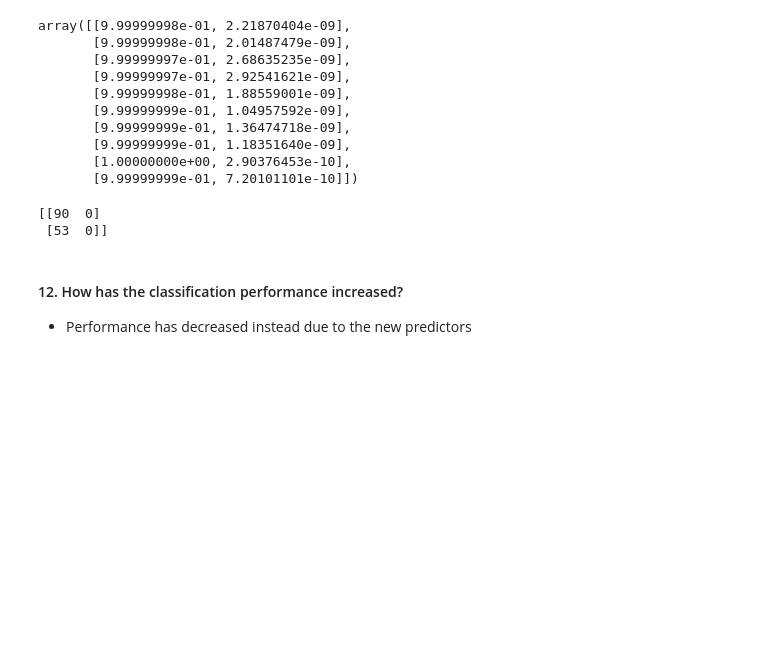
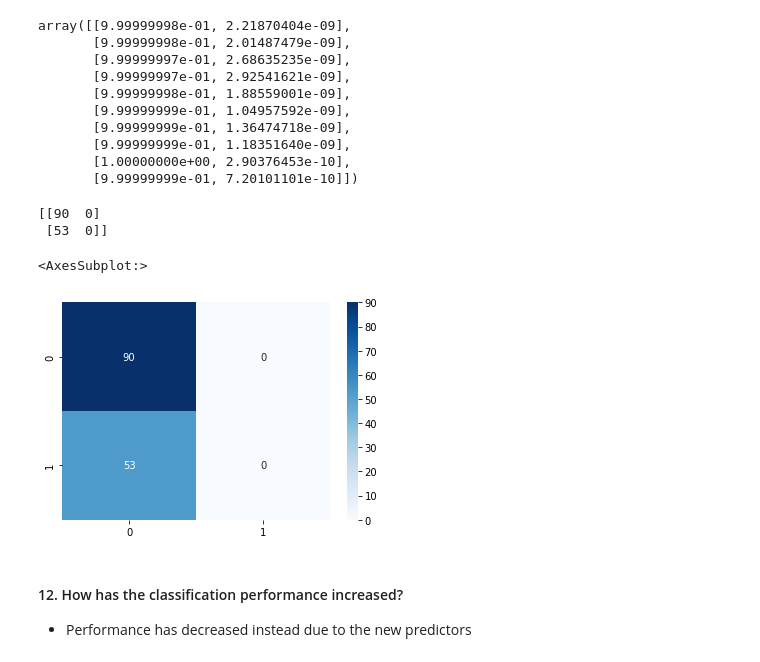
Before and after one commit to ediziks/EPITA-DSA-Notes, a Jupyter notebook: FoundationsOfStatisticalAnalysisAndMachineLearning[FSAML]/class6/Assgn 5-6/ML_course05-06_practice.ipynb, the cells around one changed output. Cells and saved outputs as stored; diff of their text form; code cells hidden in the pictures; blank space fills up the shorter version.

```diff
--- a/FoundationsOfStatisticalAnalysisAndMachineLearning[FSAML]/class6/Assgn 5-6/ML_course05-06_practice.ipynb
+++ b/FoundationsOfStatisticalAnalysisAndMachineLearning[FSAML]/class6/Assgn 5-6/ML_course05-06_practice.ipynb
@@ -399,6 +399,11 @@ print(cm)
 # %% [output]
 [[90  0]
  [53  0]]
+# %%
+sns.heatmap(cm, annot=True, fmt='d', cmap='Blues')
+# %% [output]
+<AxesSubplot:>
+[figure, added]
 # %% [markdown]
 #### 12. How has the classification performance increased?
 
```
Also changed, not shown: 1 other file.
